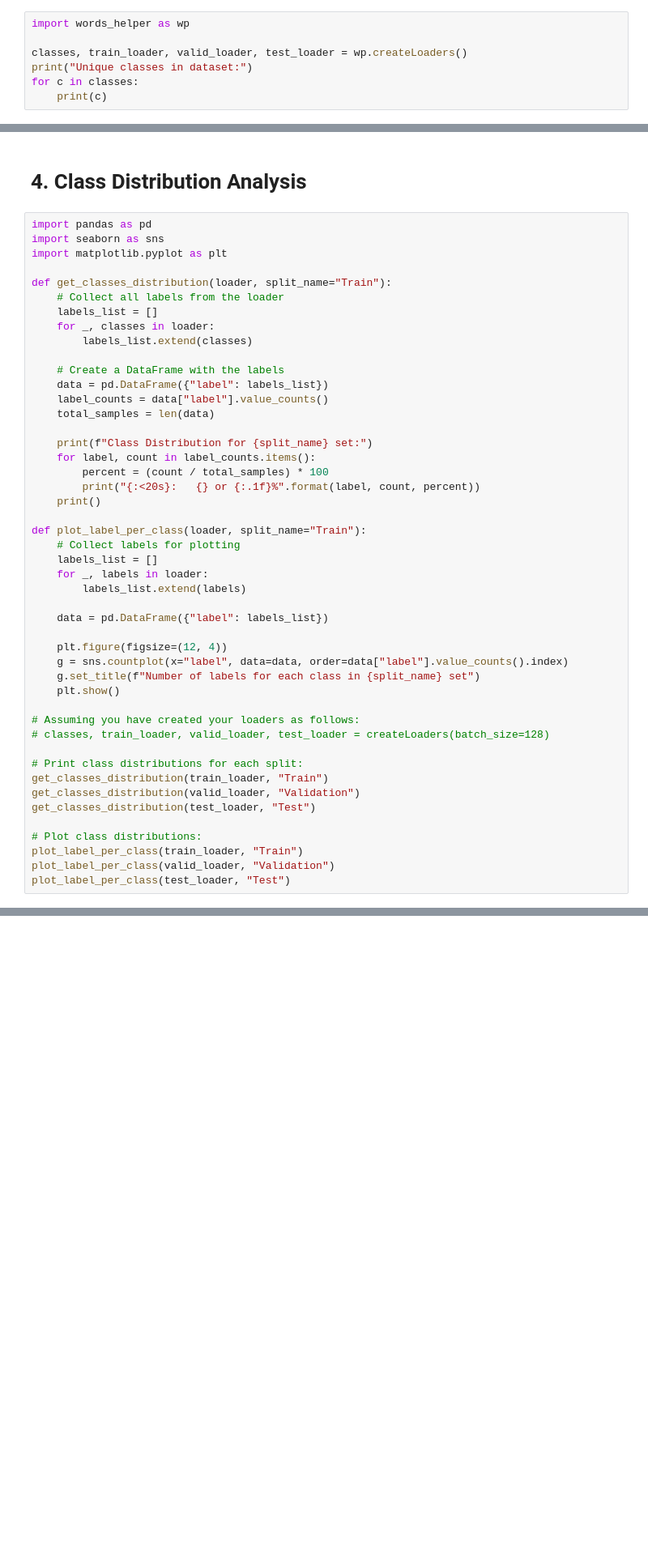
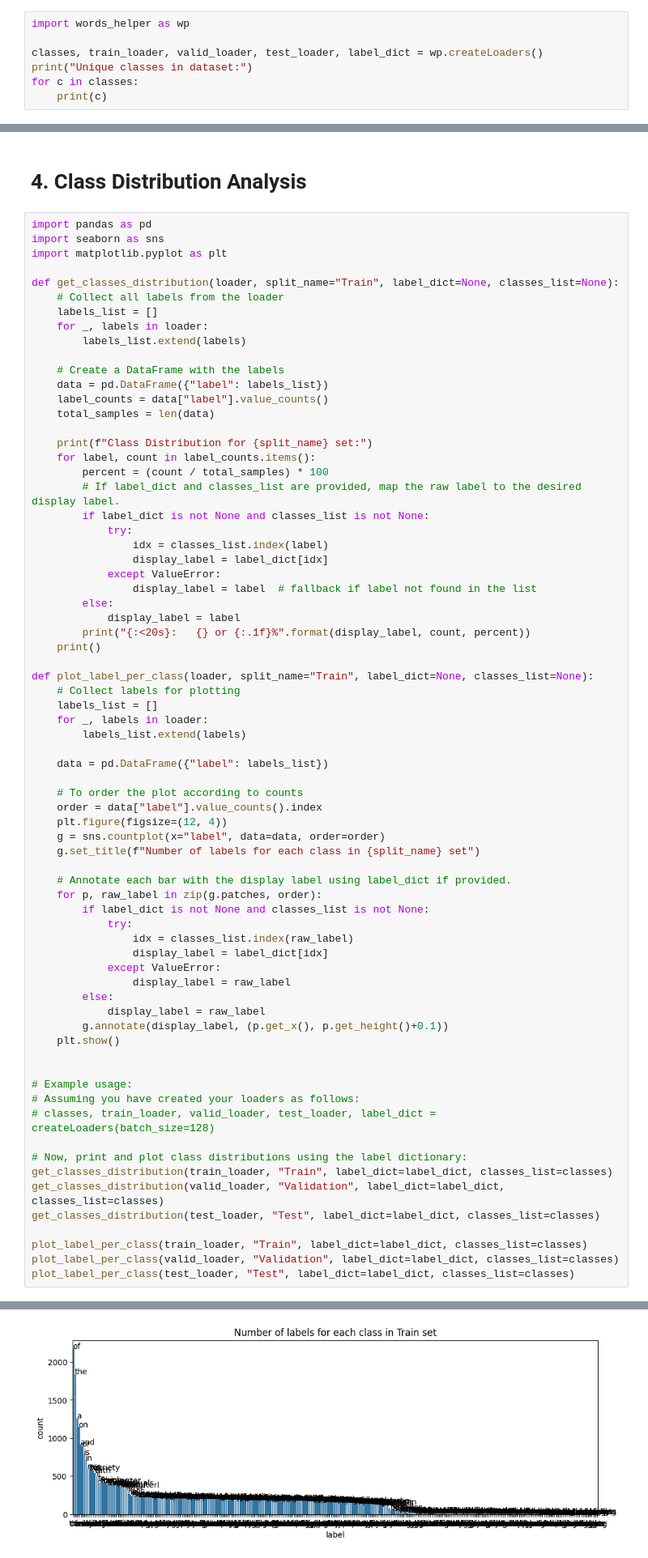
Before and after one commit to brwali/505FinalProject, a Jupyter notebook: eda.ipynb, the cells around one changed output, grey strips where cells are left out. Shown: that part at 81% size. Drawn from its saved outputs; the diff is of its cells as text; blank space fills up the shorter version.

```diff
--- a/eda.ipynb
+++ b/eda.ipynb
@@ -177,7 +177,7 @@ process_images_in_folder(words_filtered, target_width, target_height, words_outp
 # %%
 import words_helper as wp
 
-classes, train_loader, valid_loader, test_loader = wp.createLoaders()
+classes, train_loader, valid_loader, test_loader, label_dict = wp.createLoaders()
 print("Unique classes in dataset:")
 for c in classes:
     print(c)
@@ -206,11 +206,11 @@ import pandas as pd
 import seaborn as sns
 import matplotlib.pyplot as plt
 
-def get_classes_distribution(loader, split_name="Train"):
+def get_classes_distribution(loader, split_name="Train", label_dict=None, classes_list=None):
     # Collect all labels from the loader
     labels_list = []
-    for _, classes in loader:
-        labels_list.extend(classes)
+    for _, labels in loader:
+        labels_list.extend(labels)
 
     # Create a DataFrame with the labels
     data = pd.DataFrame({"label": labels_list})
@@ -220,10 +220,19 @@ def get_classes_distribution(loader, split_name="Train"):
     print(f"Class Distribution for {split_name} set:")
     for label, count in label_counts.items():
         percent = (count / total_samples) * 100
-        print("{:<20s}:   {} or {:.1f}%".format(label, count, percent))
+        # If label_dict and classes_list are provided, map the raw label to the desired display label.
+        if label_dict is not None and classes_list is not None:
+            try:
+                idx = classes_list.index(label)
+                display_label = label_dict[idx]
+            except ValueError:
+                display_label = label  # fallback if label not found in the list
+        else:
+            display_label = label
+        print("{:<20s}:   {} or {:.1f}%".format(display_label, count, percent))
     print()
 
-def plot_label_per_class(loader, split_name="Train"):
+def plot_label_per_class(loader, split_name="Train", label_dict=None, classes_list=None):
     # Collect labels for plotting
     labels_list = []
     for _, labels in loader:
@@ -231,21 +240,36 @@ def plot_label_per_class(loader, split_name="Train"):
 
     data = pd.DataFrame({"label": labels_list})
 
+    # To order the plot according to counts
+    order = data["label"].value_counts().index
     plt.figure(figsize=(12, 4))
-    g = sns.countplot(x="label", data=data, order=data["label"].value_counts().index)
+    g = sns.countplot(x="label", data=data, order=order)
     g.set_title(f"Number of labels for each class in {split_name} set")
+
+    # Annotate each bar with the display label using label_dict if provided.
+    for p, raw_label in zip(g.patches, order):
+        if label_dict is not None and classes_list is not None:
+            try:
+                idx = classes_list.index(raw_label)
+                display_label = label_dict[idx]
+            except ValueError:
+                display_label = raw_label
+        else:
+            display_label = raw_label
+        g.annotate(display_label, (p.get_x(), p.get_height()+0.1))
     plt.show()
 
+
+# Example usage:
 # Assuming you have created your loaders as follows:
-# classes, train_loader, valid_loader, test_loader = createLoaders(batch_size=128)
+# classes, train_loader, valid_loader, test_loader, label_dict = createLoaders(batch_size=128)
 
-# Print class distributions for each split:
-get_classes_distribution(train_loader, "Train")
-get_classes_distribution(valid_loader, "Validation")
-get_classes_distribution(test_loader, "Test")
+# Now, print and plot class distributions using the label dictionary:
+get_classes_distribution(train_loader, "Train", label_dict=label_dict, classes_list=classes)
+get_classes_distribution(valid_loader, "Validation", label_dict=label_dict, classes_list=classes)
+get_classes_distribution(test_loader, "Test", label_dict=label_dict, classes_list=classes)
 
-# Plot class distributions:
-plot_label_per_class(train_loader, "Train")
-plot_label_per_class(valid_loader, "Validation")
-plot_label_per_class(test_loader, "Test")
+plot_label_per_class(train_loader, "Train", label_dict=label_dict, classes_list=classes)
+plot_label_per_class(valid_loader, "Validation", label_dict=label_dict, classes_list=classes)
+plot_label_per_class(test_loader, "Test", label_dict=label_dict, classes_list=classes)
 # %% [output]
@@ -252,0 +293 @@ KeyboardInterrupt:
+[figure, added]
```
Also changed, not shown: parts of 2 cells of this notebook, 1 other file.
